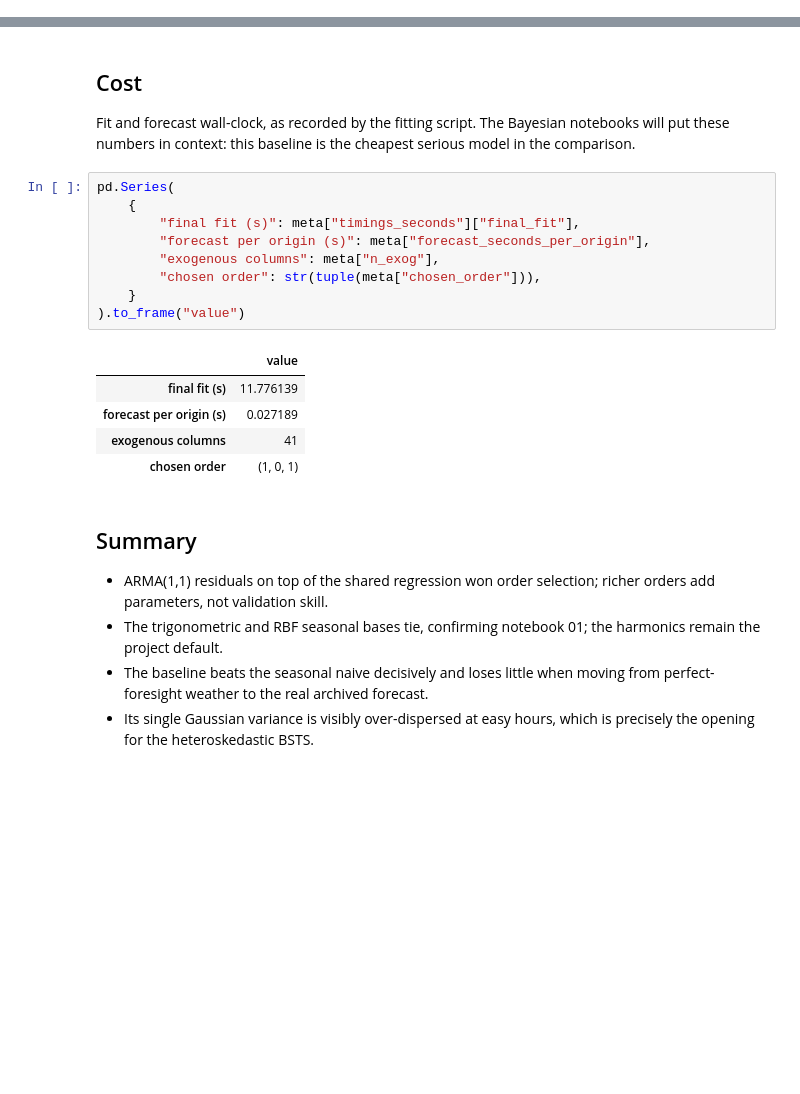
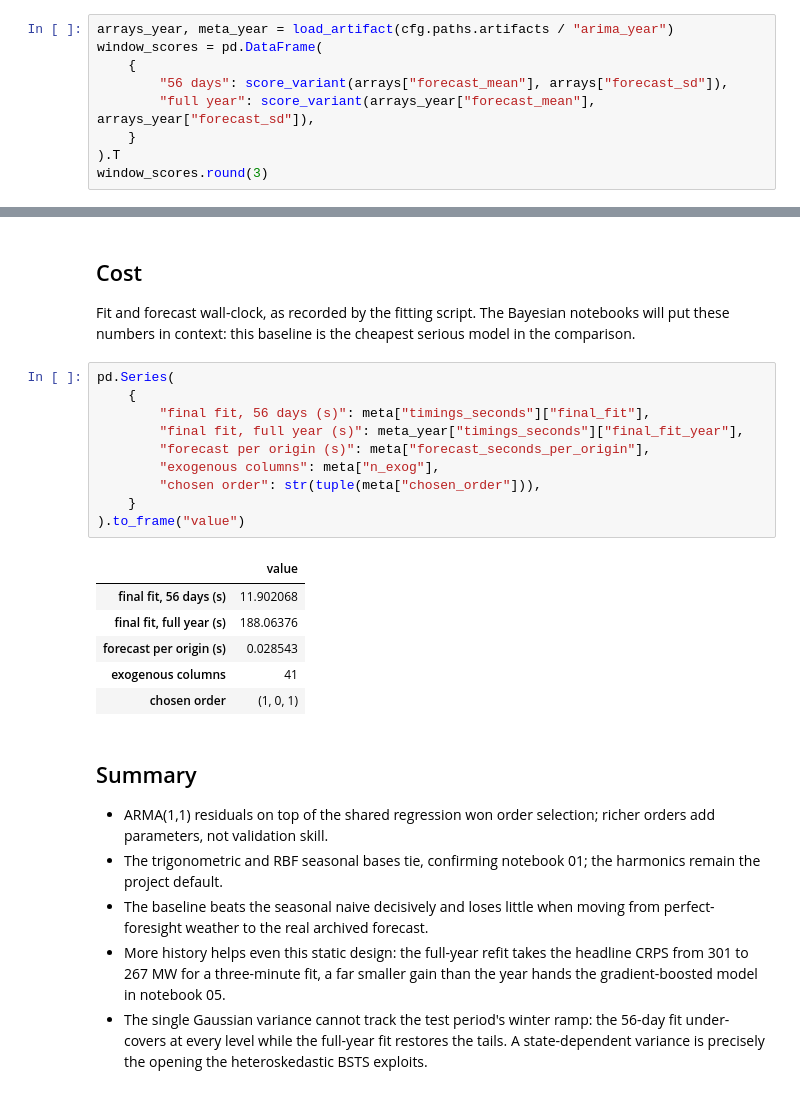
Before and after one commit to argmax-w/nem-demand-forecast, a Jupyter notebook: notebooks/02_baseline_arima.ipynb, the cells around one changed output, grey strips where cells are left out. Drawn from its saved outputs; the diff is of its cells as text; blank space fills up the shorter version.

Commit message:
Compare ARIMA training windows in notebook 02

```diff
--- a/notebooks/02_baseline_arima.ipynb
+++ b/notebooks/02_baseline_arima.ipynb
@@ -195,0 +211,9 @@ plt.show()
+# %%
+arrays_year, meta_year = load_artifact(cfg.paths.artifacts / "arima_year")
+window_scores = pd.DataFrame(
+    {
+        "56 days": score_variant(arrays["forecast_mean"], arrays["forecast_sd"]),
+        "full year": score_variant(arrays_year["forecast_mean"], arrays_year["forecast_sd"]),
+    }
+).T
+window_scores.round(3)
@@ -242,16 +293,18 @@ the cheapest serious model in the comparison.
 # %%
 pd.Series(
     {
-        "final fit (s)": meta["timings_seconds"]["final_fit"],
+        "final fit, 56 days (s)": meta["timings_seconds"]["final_fit"],
+        "final fit, full year (s)": meta_year["timings_seconds"]["final_fit_year"],
         "forecast per origin (s)": meta["forecast_seconds_per_origin"],
         "exogenous columns": meta["n_exog"],
         "chosen order": str(tuple(meta["chosen_order"])),
     }
 ).to_frame("value")
 # %% [output]
 |  | value |
-| final fit (s) | 11.776139 |
-| forecast per origin (s) | 0.027189 |
+| final fit, 56 days (s) | 11.902068 |
+| final fit, full year (s) | 188.06376 |
+| forecast per origin (s) | 0.028543 |
 | exogenous columns | 41 |
 | chosen order | (1, 0, 1) |
 # %% [markdown]
@@ -263,5 +316,11 @@ pd.Series(
   the harmonics remain the project default.
 - The baseline beats the seasonal naive decisively and loses little when
   moving from perfect-foresight weather to the real archived forecast.
-- Its single Gaussian variance is visibly over-dispersed at easy hours,
-  which is precisely the opening for the heteroskedastic BSTS.
+- More history helps even this static design: the full-year refit takes
+  the headline CRPS from 301 to 267 MW for a three-minute fit, a far
+  smaller gain than the year hands the gradient-boosted model in
+  notebook 05.
+- The single Gaussian variance cannot track the test period's winter
+  ramp: the 56-day fit under-covers at every level while the full-year
+  fit restores the tails. A state-dependent variance is precisely the
+  opening the heteroskedastic BSTS exploits.
```
Also changed, not shown: parts of 7 cells of this notebook, 2 other files.
